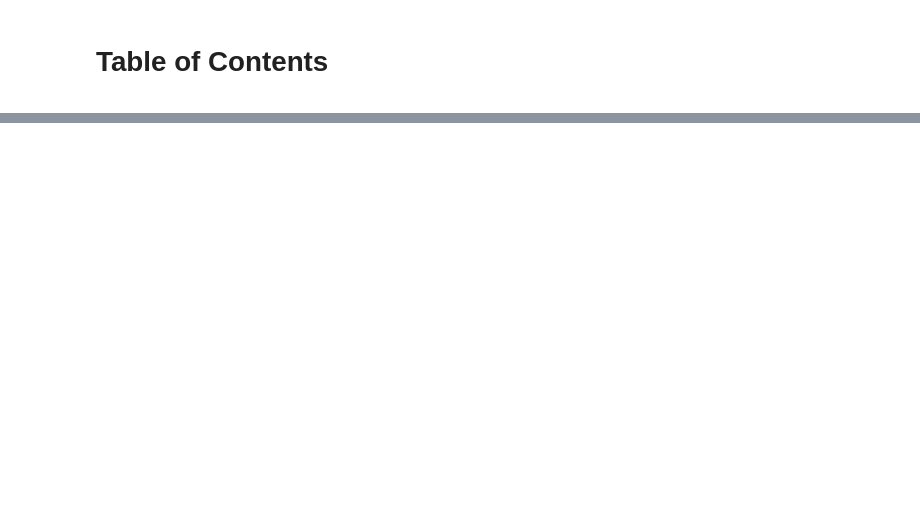
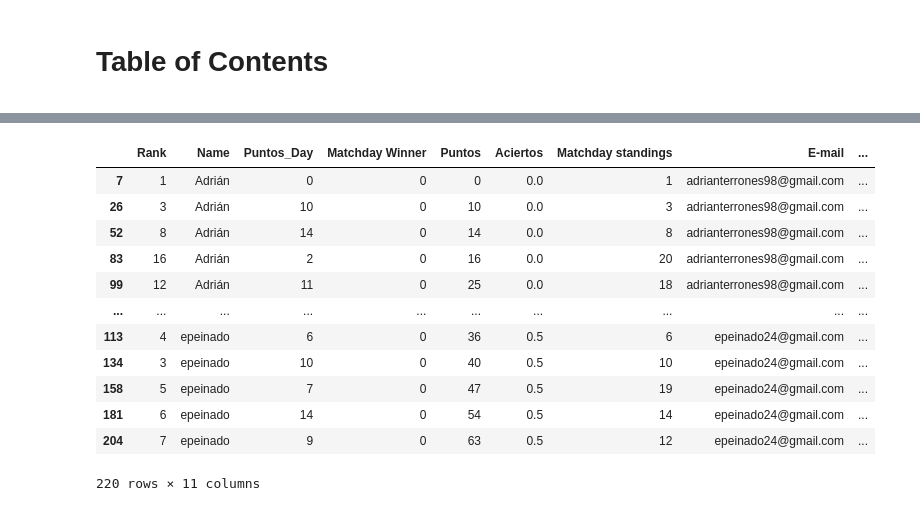
Before and after one commit to ufranca/2026_wc, a Jupyter notebook: plot_results_v3.ipynb, the cells around one changed output, grey strips where cells are left out. Saved outputs shown, nothing was run; the diff lists cells and outputs as text; code cells hidden in the pictures; blank space fills up the shorter version.

```diff
--- a/plot_results_v3.ipynb
+++ b/plot_results_v3.ipynb
@@ -274,3 +494,19 @@ plt.savefig('figuras/resultados.jpg',bbox_inches='tight')
+# %%
+df_ec
+# %% [output]
+|  | Rank | Name | Puntos_Day | Matchday Winner | Puntos | Aciertos | Matchday standings | E-mail | ... |
+| 7 | 1 | Adrián | 0 | 0 | 0 | 0.0 | 1 | adrianterrones98@gmail.com | ... |
+| 26 | 3 | Adrián | 10 | 0 | 10 | 0.0 | 3 | adrianterrones98@gmail.com | ... |
+| 52 | 8 | Adrián | 14 | 0 | 14 | 0.0 | 8 | adrianterrones98@gmail.com | ... |
+| 83 | 16 | Adrián | 2 | 0 | 16 | 0.0 | 20 | adrianterrones98@gmail.com | ... |
+| 99 | 12 | Adrián | 11 | 0 | 25 | 0.0 | 18 | adrianterrones98@gmail.com | ... |
+| ... | ... | ... | ... | ... | ... | ... | ... | ... | ... |
+| 113 | 4 | epeinado | 6 | 0 | 36 | 0.5 | 6 | epeinado24@gmail.com | ... |
+| 134 | 3 | epeinado | 10 | 0 | 40 | 0.5 | 10 | epeinado24@gmail.com | ... |
+| 158 | 5 | epeinado | 7 | 0 | 47 | 0.5 | 19 | epeinado24@gmail.com | ... |
+| 181 | 6 | epeinado | 14 | 0 | 54 | 0.5 | 14 | epeinado24@gmail.com | ... |
+| 204 | 7 | epeinado | 9 | 0 | 63 | 0.5 | 12 | epeinado24@gmail.com | ... |
+220 rows × 11 columns
 # %%
 #expect.groupby('Month_Procedure')['BlastRate'].mean().plot()
 from matplotlib import transforms as tf
```
Also changed, not shown: parts of 14 cells of this notebook, 5 other files.
